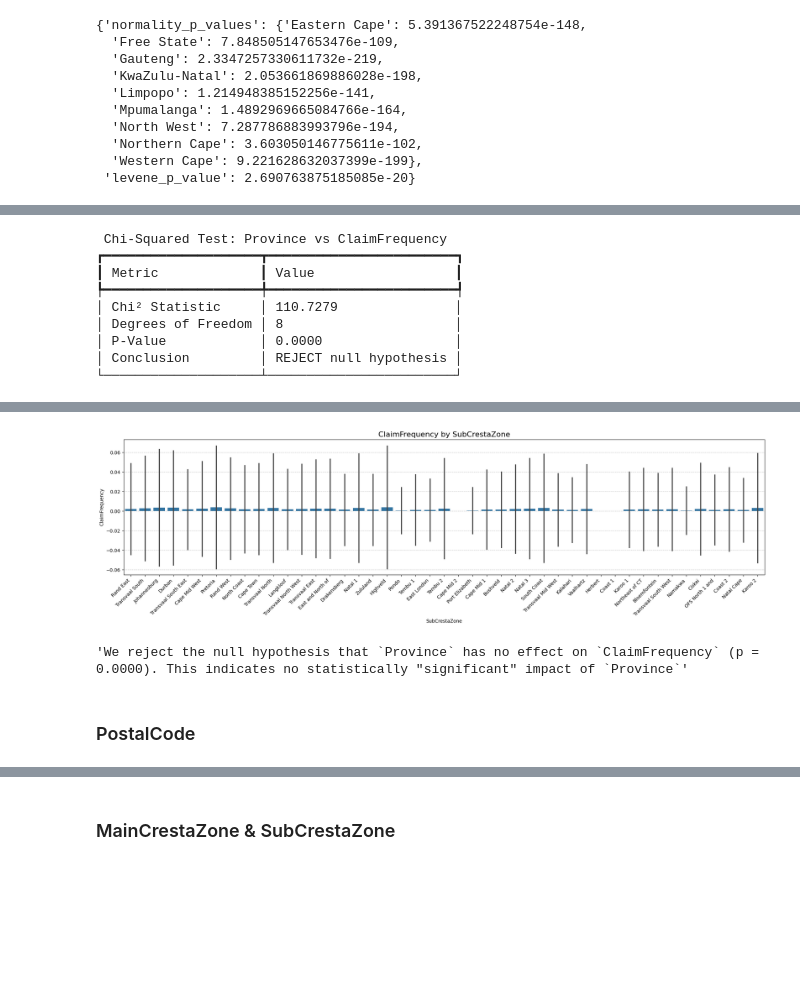
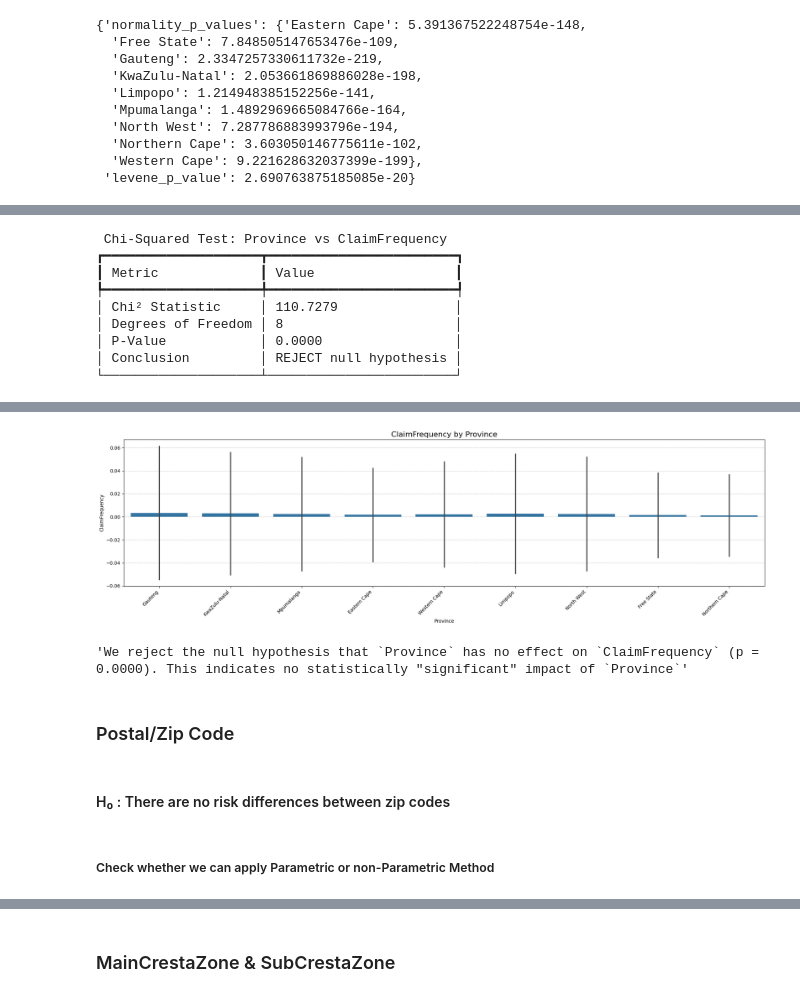
Before and after one commit to Teshager21/insurance-risk-modeling, a Jupyter notebook: notebooks/analysis/test_risk_hypothesis.ipynb, the cells around one changed output, grey strips where cells are left out. Saved outputs shown, nothing was run; the diff lists cells and outputs as text; code cells hidden in the pictures; blank space fills up the shorter version.

```diff
--- a/notebooks/analysis/test_risk_hypothesis.ipynb
+++ b/notebooks/analysis/test_risk_hypothesis.ipynb
@@ -139,6 +144,6 @@ tester.check_assumptions(group_col="Province", value_col="ClaimFrequency")
 # %%
 chi2_result = tester.run_chi2("Province", binary_metric="ClaimFrequency")
-tester.export_markdown_report(chi2_result, f"report_chi2_{feature}.md")
-tester.visualize_metric(feature, "ClaimFrequency", kind="bar")
+tester.export_markdown_report(chi2_result, f"report_chi2_{'Province'}.md")
+tester.visualize_metric('Province', "ClaimFrequency", kind="bar")
 tester.interpret_result(chi2_result)
 # %% [output]
@@ -184,4 +165,8 @@ INFO:analysis.risk_hypthesis_tester:Visualizing ClaimFrequency by SubCrestaZone
-[figure, old version]
+[figure, new version]
 'We reject the null hypothesis that `Province` has no effect on `ClaimFrequency` (p = 0.0000). This indicates no statistically "significant" impact of `Province`'
 # %% [markdown]
-### PostalCode
+### Postal/Zip Code
+# %% [markdown]
+####   H₀  :    There are no risk differences between zip codes
+# %% [markdown]
+##### Check whether we can apply Parametric or non-Parametric Method
```
Also changed, not shown: parts of 20 cells of this notebook, 2 other files.
